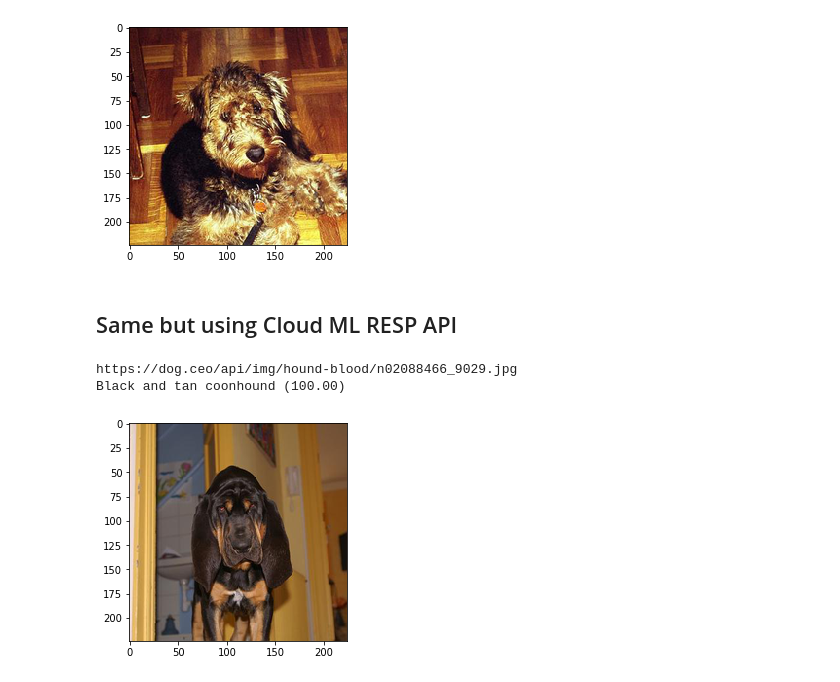
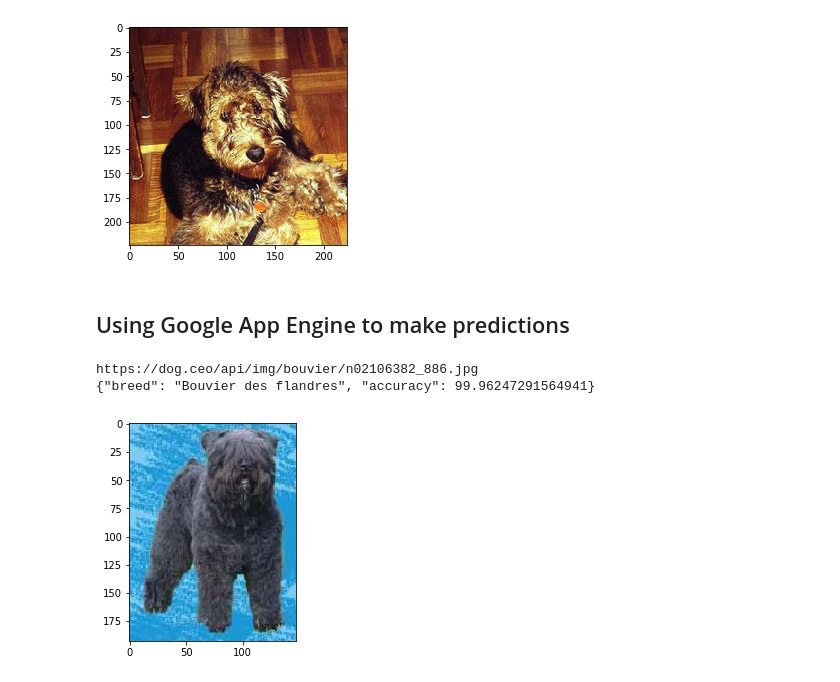
Before and after one commit to gregoriomezquita/dog-breed, a Jupyter notebook: cloud-ml/cloud-ml.ipynb, the cells around one changed output. Cells and saved outputs as stored; diff of their text form; code cells hidden in the pictures.

Commit message:
cloud-ml acces with app engine

```diff
--- a/cloud-ml/cloud-ml.ipynb
+++ b/cloud-ml/cloud-ml.ipynb
@@ -218,66 +218,34 @@ plt.show()
 https://dog.ceo/api/img/airedale/n02096051_3030.jpg
 Airedale terrier (100.00)
 [figure]
-# %% [markdown]
-## Same but using Cloud ML RESP API
+# %% [markdown]
+## Using Google App Engine to make predictions
 # %%
 ## Test prediction service with random dog pictures
 #
-from PIL import Image, ImageOps
-from StringIO import StringIO
+from PIL import Image
 import requests
 import matplotlib.pyplot as plt
 %matplotlib inline
-import base64
 import json
-import numpy as np
-import os
-
-
 
 with open('dog_names.json', 'r') as f: dog_names= json.load(f)
-
-def predict_rest(data):
-    b64_x = base64.urlsafe_b64encode(data)
-    input_instance = dict(inputs=b64_x)
-    input_instance = json.loads(json.dumps(input_instance))
-    request_body = {"instances": [input_instance]}
-    auth= os.popen('gcloud auth print-access-token', 'r').read().replace('\n', '')
-    #auth= requests.get('https://mezquita-dog-breed.appspot.com/_ah/auth').content
-    #print auth
-    url = 'https://ml.googleapis.com/v1/projects/{}/models/{}/versions/{}:predict'.format('udacity-190420','DogBreed','v1')
-    headers = {
-            'Content-Type': 'application/json',
-            'Authorization': "Bearer %s" % auth
-              }
-    r= requests.post(url= url, headers= headers, data= json.dumps(request_body))
-    response= json.loads(r.content)
-    if response.get('error') != None: print(response)
-    else:
-        predictions= response.get('predictions')[0].get('outputs')
-        #print(type(predictions), predictions)
-        max= np.argmax(predictions)
-        accuracy= predictions[max]* 100
-        return dog_names[max], accuracy
-    return '', 0.0
 
 r = requests.get('https://dog.ceo/api/breeds/image/random')
 if r.status_code == requests.codes.ok:  # image returned OK
     img_url= json.loads(r.content).get('message')
     r.close()
     print(img_url)
     r = requests.get(img_url)
     if r.status_code == requests.codes.ok:
         image = Image.open(StringIO(r.content))
-        image = ImageOps.fit(image, [224, 224], Image.ANTIALIAS)
-        image_io = StringIO()
-        image.save(image_io, format='JPEG')
-        breed, acc= predict_rest(image_io.getvalue())
-        print('%s (%.2f)' % (breed, acc))
 
+        r= requests.post(url= 'http://localhost:8080/predict',
+                         files= {'image': r.content})
+        print(r.content)
 plt.imshow(image)
 plt.show()
 # %% [output]
-https://dog.ceo/api/img/hound-blood/n02088466_9029.jpg
-Black and tan coonhound (100.00)
+https://dog.ceo/api/img/bouvier/n02106382_886.jpg
+{"breed": "Bouvier des flandres", "accuracy": 99.96247291564941}
-[figure, old version]
+[figure, new version]
```
Also changed, not shown: parts of 1 cell of this notebook.
